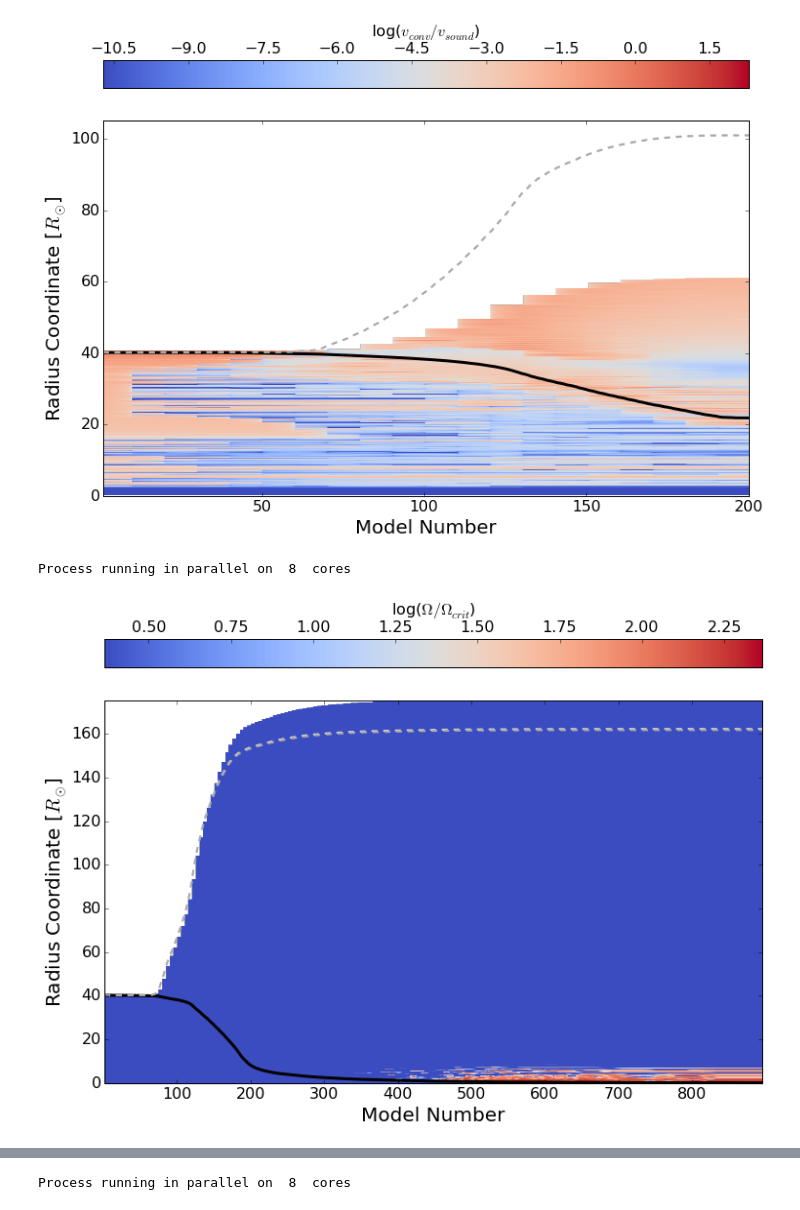
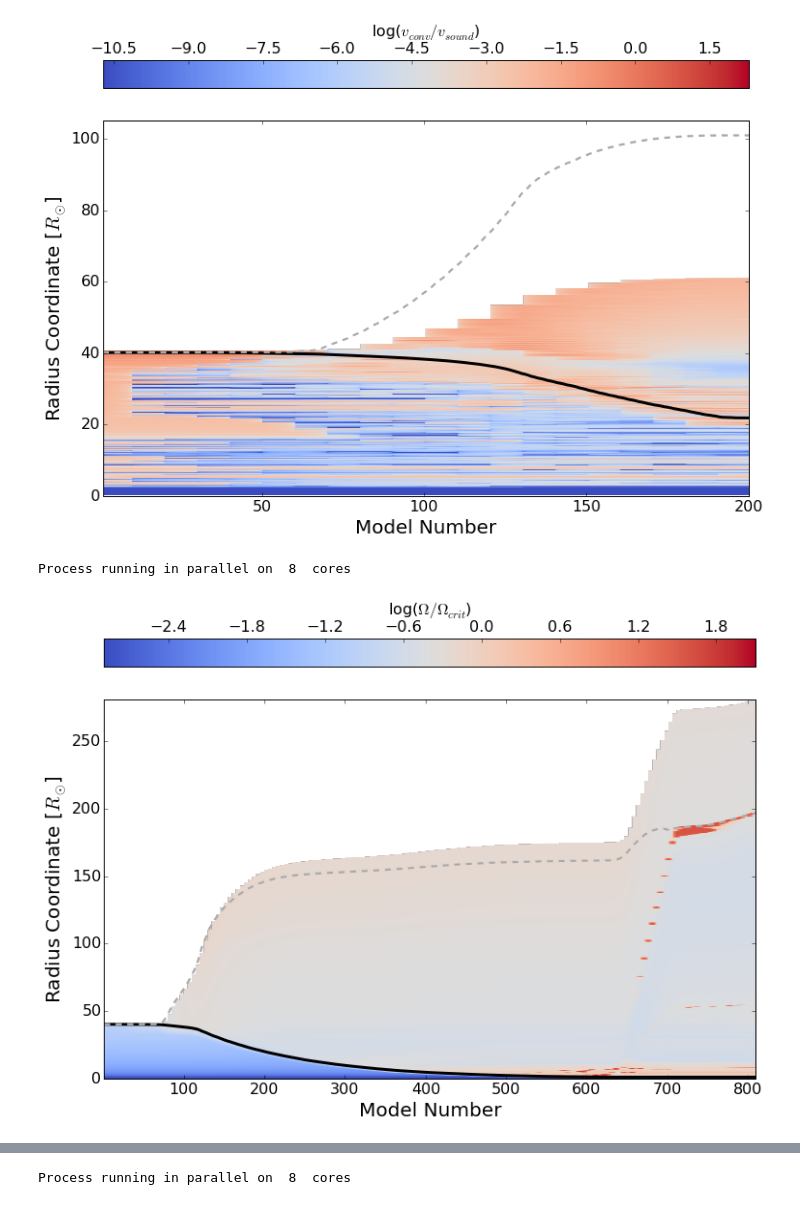
Before and after one commit to JRGarza/CE_mesa, a Jupyter notebook: python_scripts/check_results_tassos.ipynb, the cells around one changed output, grey strips where cells are left out. Saved outputs shown, nothing was run; the diff lists cells and outputs as text; code cells hidden in the pictures.

```diff
--- a/python_scripts/check_results_tassos.ipynb
+++ b/python_scripts/check_results_tassos.ipynb
@@ -179,11 +179,11 @@ Process running in parallel on  8  cores
 ValueError: Maximum allowed size exceeded
 [figure]
 # %%
-a.SetParameters(cmap_dynamic_range=2, signed_log_cmap=False,Yaxis='radius', Xaxis="model_number", czones=False, tau100= True, Variable='omega_div_omega_crit')
+a.SetParameters(cmap_dynamic_range=5, signed_log_cmap=False,Yaxis='radius', Xaxis="model_number", czones=False, tau100= True, Variable='omega_div_omega_crit')
 a.Kippenhahn()
 # %% [output]
 Process running in parallel on  8  cores
-[figure, old version]
+[figure, new version]
 # %%
 a.SetParameters(Variable='total_energy', Xaxis="model_number", Yaxis="radius", cmap_dynamic_range=5,signed_log_cmap=True, tau100=True)
 a.Kippenhahn()
```
Also changed, not shown: parts of 8 cells of this notebook, 5 other files.
